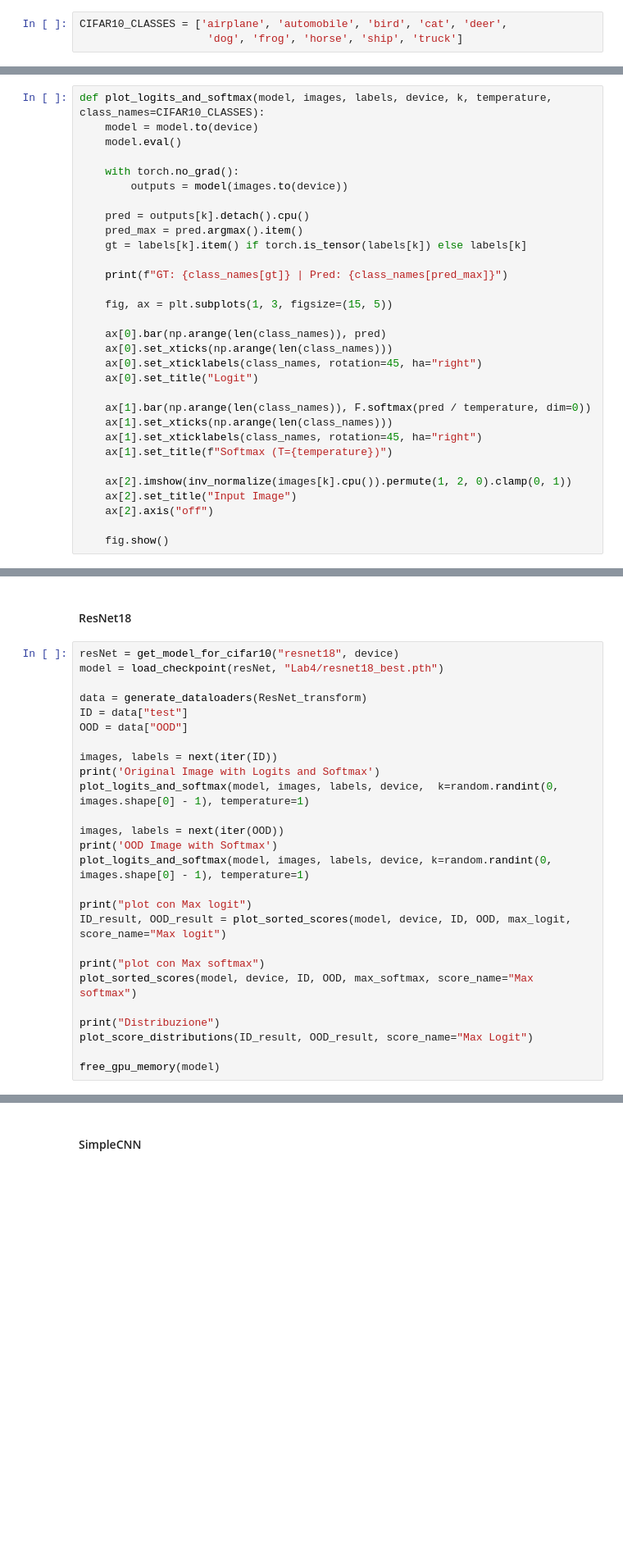
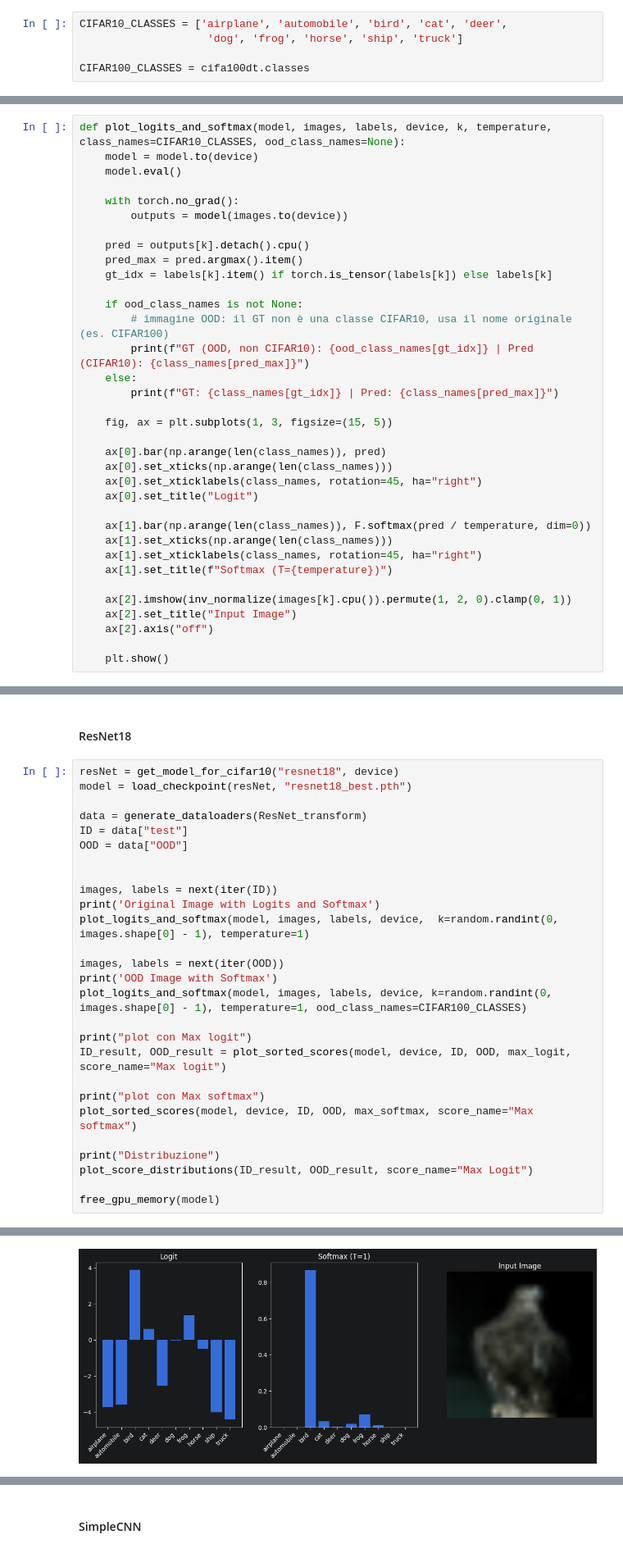
Before and after one commit to Pennelli02/DLA_Labs, a Jupyter notebook: Lab4/Lab4_OOD.ipynb, the cells around one changed output, grey strips where cells are left out. Shown at 82% size. Saved outputs shown, nothing was run; the diff lists cells and outputs as text; blank space fills up the shorter version.

Commit message:
fixed visualization and finished a simple OOD detection pipeline

```diff
--- a/Lab4/Lab4_OOD.ipynb
+++ b/Lab4/Lab4_OOD.ipynb
@@ -709,3 +283,5 @@ class MLPHead(nn.Module):
 # %%
 CIFAR10_CLASSES = ['airplane', 'automobile', 'bird', 'cat', 'deer',
                     'dog', 'frog', 'horse', 'ship', 'truck']
+
+CIFAR100_CLASSES = cifa100dt.classes
@@ -857,7 +860,7 @@ def inv_normalize(img, mean=(0.485, 0.456, 0.406), std=(0.229, 0.224, 0.225)):
 # %% [markdown]
 Funzione di diagnostica che permette per una singola immagine di un batch, logits, softmax e l'immagine stessa, utile per ispezionare come il modello "vede" un esempio specifico,
 # %%
-def plot_logits_and_softmax(model, images, labels, device, k, temperature, class_names=CIFAR10_CLASSES):
+def plot_logits_and_softmax(model, images, labels, device, k, temperature, class_names=CIFAR10_CLASSES, ood_class_names=None):
     model = model.to(device)
     model.eval()
 
@@ -866,9 +869,13 @@ def plot_logits_and_softmax(model, images, labels, device, k, temperature, class
 
     pred = outputs[k].detach().cpu()
     pred_max = pred.argmax().item()
-    gt = labels[k].item() if torch.is_tensor(labels[k]) else labels[k]
+    gt_idx = labels[k].item() if torch.is_tensor(labels[k]) else labels[k]
 
-    print(f"GT: {class_names[gt]} | Pred: {class_names[pred_max]}")
+    if ood_class_names is not None:
+        # immagine OOD: il GT non è una classe CIFAR10, usa il nome originale (es. CIFAR100)
+        print(f"GT (OOD, non CIFAR10): {ood_class_names[gt_idx]} | Pred (CIFAR10): {class_names[pred_max]}")
+    else:
+        print(f"GT: {class_names[gt_idx]} | Pred: {class_names[pred_max]}")
 
     fig, ax = plt.subplots(1, 3, figsize=(15, 5))
 
@@ -886,7 +893,7 @@ def plot_logits_and_softmax(model, images, labels, device, k, temperature, class
     ax[2].set_title("Input Image")
     ax[2].axis("off")
 
-    fig.show()
+    plt.show()
 # %% [markdown]
 Creiamo le funzioni che ci servono per osservare come si comportano i nostri modelli con elementi OOD
 # %% [markdown]
@@ -976,11 +983,12 @@ def plot_score_distributions(scores_id, scores_ood,
 #### ResNet18
 # %%
 resNet = get_model_for_cifar10("resnet18", device)
-model = load_checkpoint(resNet, "Lab4/resnet18_best.pth")
+model = load_checkpoint(resNet, "resnet18_best.pth")
 
 data = generate_dataloaders(ResNet_transform)
 ID = data["test"]
 OOD = data["OOD"]
+
 
 images, labels = next(iter(ID))
 print('Original Image with Logits and Softmax')
@@ -988,7 +996,7 @@ plot_logits_and_softmax(model, images, labels, device,  k=random.randint(0, imag
 
 images, labels = next(iter(OOD))
 print('OOD Image with Softmax')
-plot_logits_and_softmax(model, images, labels, device, k=random.randint(0, images.shape[0] - 1), temperature=1)
+plot_logits_and_softmax(model, images, labels, device, k=random.randint(0, images.shape[0] - 1), temperature=1, ood_class_names=CIFAR100_CLASSES)
 
 print("plot con Max logit")
 ID_result, OOD_result = plot_sorted_scores(model, device, ID, OOD, max_logit, score_name="Max logit")
@@ -1000,3 +1008,4 @@ print("Distribuzione")
 plot_score_distributions(ID_result, OOD_result, score_name="Max Logit")
 
 free_gpu_memory(model)
+# %% [output]
@@ -1002,0 +1017 @@ free_gpu_memory(model)
+[figure, added]
```
Also changed, not shown: parts of 55 cells of this notebook.
